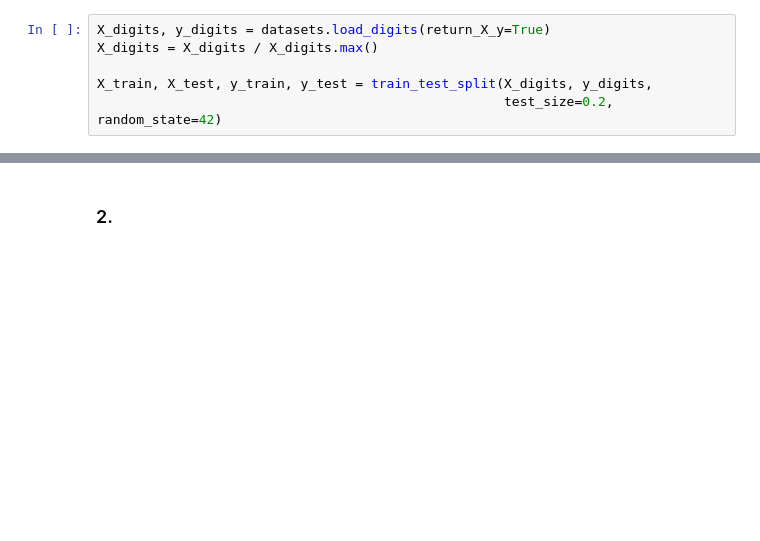
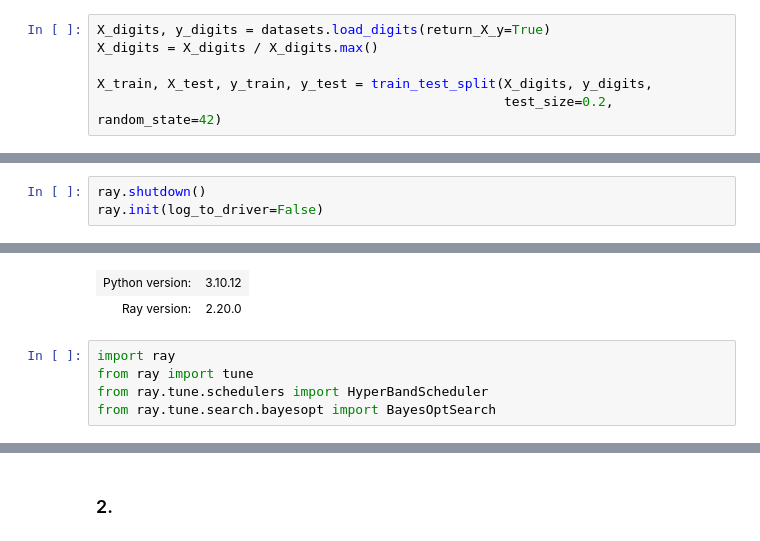
Before and after one commit to yihaozhong/deep-learning, a Jupyter notebook: code/6_tuning.ipynb, the cells around one changed output, grey strips where cells are left out. Cells and saved outputs as stored; diff of their text form; blank space fills up the shorter version.

```diff
--- a/code/6.ipynb
+++ b/code/6_tuning.ipynb
@@ -192,0 +255,4 @@ analysis = tune.run(
+# %%
+ray.shutdown()
+ray.init(log_to_driver=False)
+# %% [output]
@@ -192,0 +260,7 @@ analysis = tune.run(
+| Python version: | 3.10.12 |
+| Ray version: | 2.20.0 |
+# %%
+import ray
+from ray import tune
+from ray.tune.schedulers import HyperBandScheduler
+from ray.tune.search.bayesopt import BayesOptSearch
```
Also changed, not shown: parts of 23 cells of this notebook.
